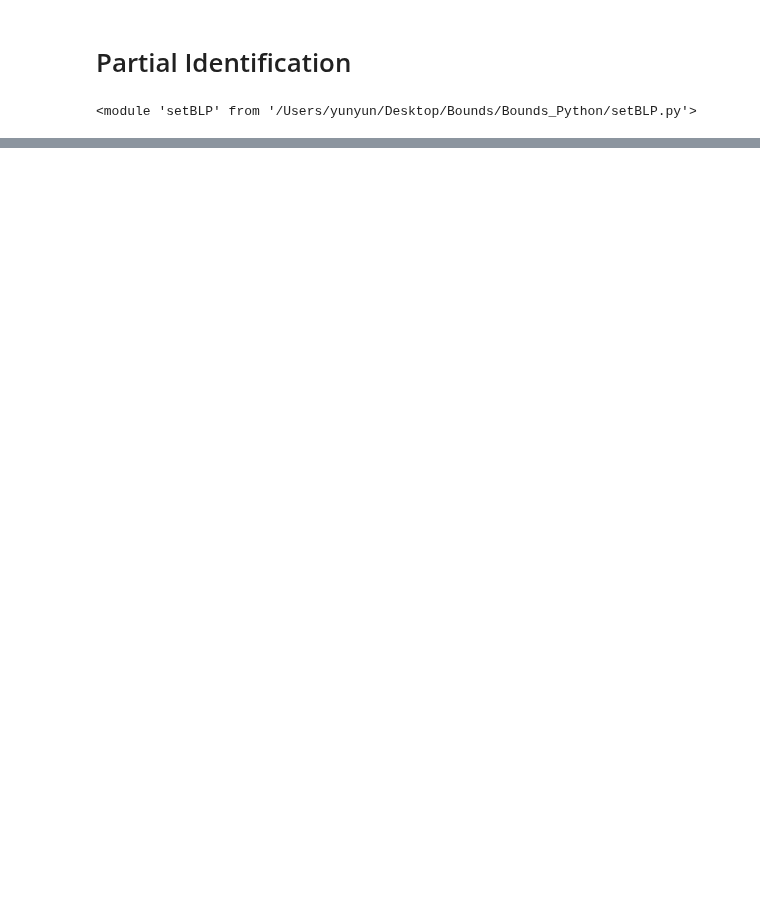
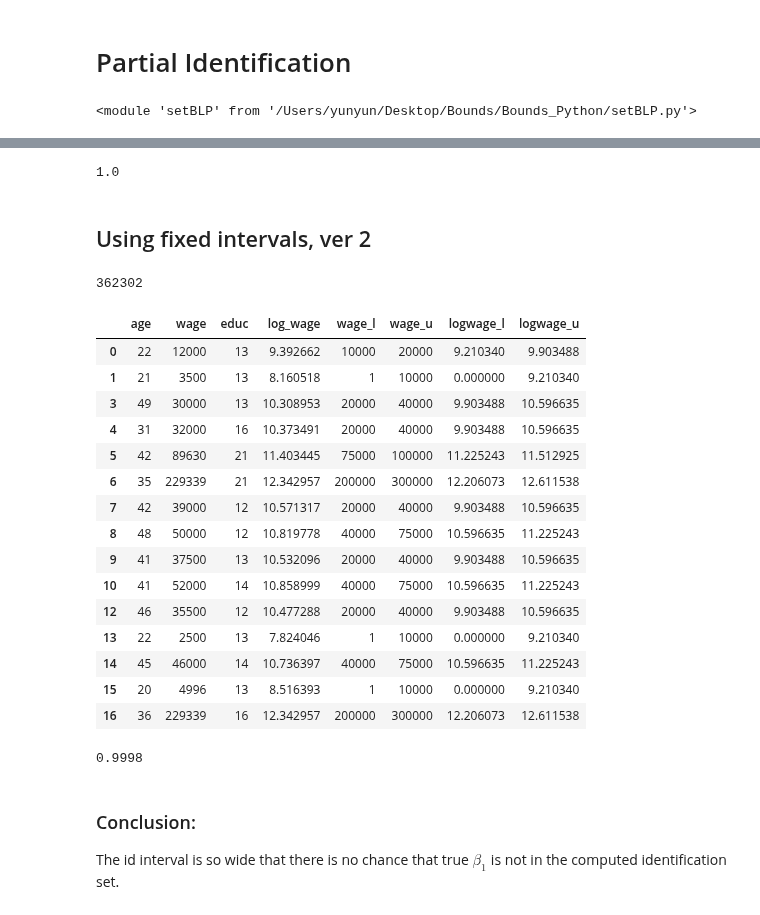
Before and after one commit to ArieBeresteanu/Bounds.jl, a Jupyter notebook: notebooks/setBLP_1Dproj_py_test.ipynb, the cells around one changed output, grey strips where cells are left out. Cells and saved outputs as stored; diff of their text form; code cells hidden in the pictures; blank space fills up the shorter version.

```diff
--- a/notebooks/setBLP_1Dproj_py_test.ipynb
+++ b/notebooks/setBLP_1Dproj_py_test.ipynb
@@ -159,0 +249,33 @@ r
+# %%
+c/Nsim
+# %% [output]
+1.0
+# %% [markdown]
+## Using fixed intervals, ver 2
+# %%
+max(cps.wage)
+# %% [output]
+362302
+# %%
+thresholds = np.array([0, 10, 20, 40, 75, 100, 200, 300, 500 ])*1000
+thresholds[0] =1
+# %%
+interval_cps = createIntervalData(cps, 'wage', thresholds)
+interval_cps.head(15)
+# %% [output]
+|  | age | wage | educ | log_wage | wage_l | wage_u | logwage_l | logwage_u |
+| 0 | 22 | 12000 | 13 | 9.392662 | 10000 | 20000 | 9.210340 | 9.903488 |
+| 1 | 21 | 3500 | 13 | 8.160518 | 1 | 10000 | 0.000000 | 9.210340 |
+| 3 | 49 | 30000 | 13 | 10.308953 | 20000 | 40000 | 9.903488 | 10.596635 |
+| 4 | 31 | 32000 | 16 | 10.373491 | 20000 | 40000 | 9.903488 | 10.596635 |
+| 5 | 42 | 89630 | 21 | 11.403445 | 75000 | 100000 | 11.225243 | 11.512925 |
+| 6 | 35 | 229339 | 21 | 12.342957 | 200000 | 300000 | 12.206073 | 12.611538 |
+| 7 | 42 | 39000 | 12 | 10.571317 | 20000 | 40000 | 9.903488 | 10.596635 |
+| 8 | 48 | 50000 | 12 | 10.819778 | 40000 | 75000 | 10.596635 | 11.225243 |
+| 9 | 41 | 37500 | 13 | 10.532096 | 20000 | 40000 | 9.903488 | 10.596635 |
+| 10 | 41 | 52000 | 14 | 10.858999 | 40000 | 75000 | 10.596635 | 11.225243 |
+| 12 | 46 | 35500 | 12 | 10.477288 | 20000 | 40000 | 9.903488 | 10.596635 |
+| 13 | 22 | 2500 | 13 | 7.824046 | 1 | 10000 | 0.000000 | 9.210340 |
+| 14 | 45 | 46000 | 14 | 10.736397 | 40000 | 75000 | 10.596635 | 11.225243 |
+| 15 | 20 | 4996 | 13 | 8.516393 | 1 | 10000 | 0.000000 | 9.210340 |
+| 16 | 36 | 229339 | 16 | 12.342957 | 200000 | 300000 | 12.206073 | 12.611538 |
@@ -159,0 +290,7 @@ r
+# %%
+c/Nsim
+# %% [output]
+0.9998
+# %% [markdown]
+### Conclusion:
+The id interval is so wide that there is no chance that true $\beta_1$ is not in the computed identification set.
```
Also changed, not shown: parts of 25 cells of this notebook.
